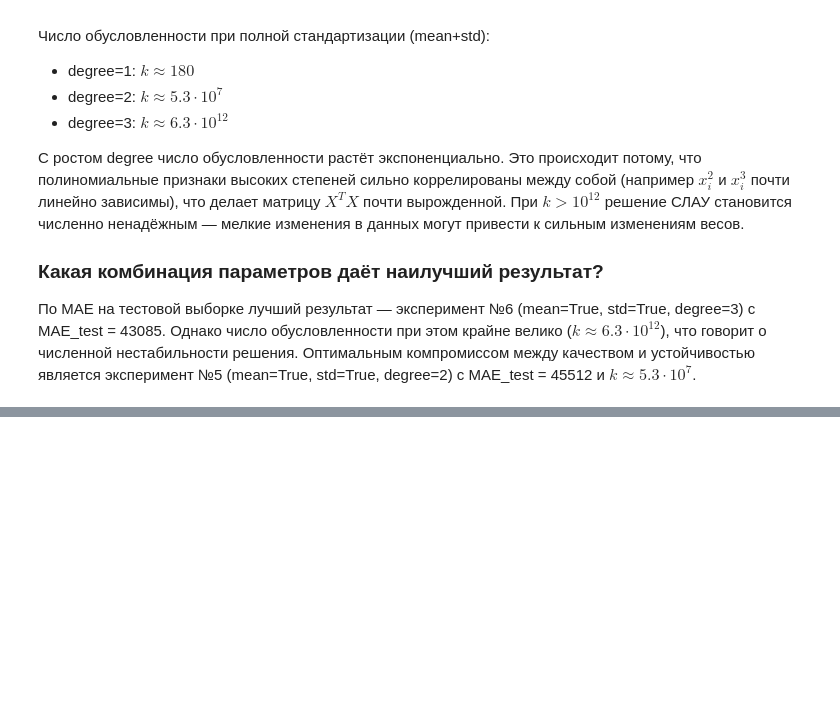
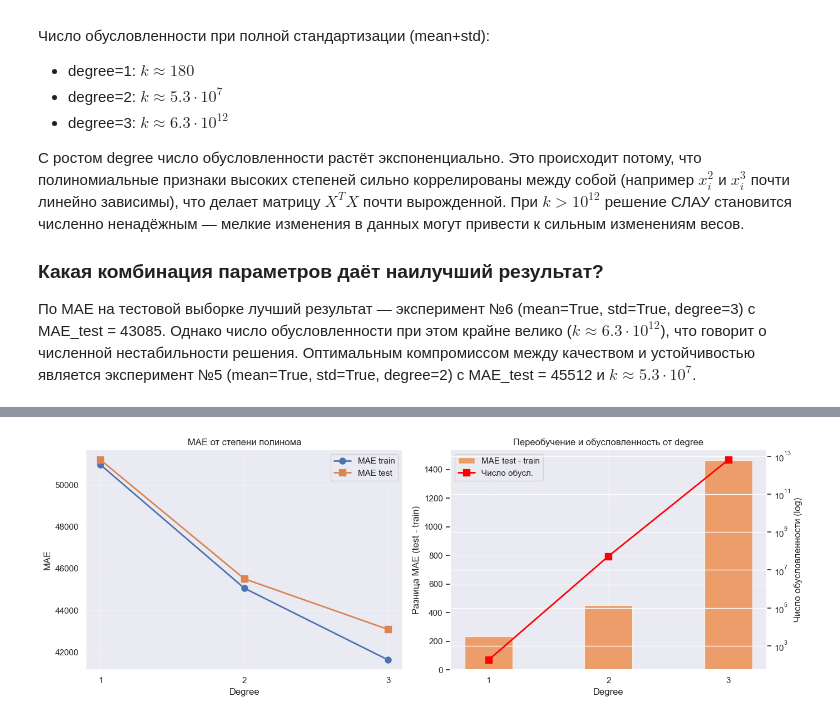
Before and after one commit to EgorAndrik/numerical-analysis-labs, a Jupyter notebook: CVW1.ipynb, the cells around one changed output, grey strips where cells are left out. Cells and saved outputs as stored; diff of their text form; code cells hidden in the pictures; blank space fills up the shorter version.

```diff
--- a/CVW1.ipynb
+++ b/CVW1.ipynb
@@ -987,0 +1099,37 @@ PolynomialFeatures добавляет нелинейные комбинации
+# %%
+degree_df = results_df[results_df['mean'] & results_df['std']].copy()
+
+fig, axes = plt.subplots(1, 2, figsize=(14, 5))
+
+axes[0].plot(degree_df['degree'], degree_df['MAE_train'], 'o-', label='MAE train', markersize=8, linewidth=2)
+axes[0].plot(degree_df['degree'], degree_df['MAE_test'], 's-', label='MAE test', markersize=8, linewidth=2)
+axes[0].set_xlabel('Degree')
+axes[0].set_ylabel('MAE')
+axes[0].set_title('MAE от степени полинома')
+axes[0].set_xticks(degree_df['degree'].values)
+axes[0].legend()
+axes[0].grid(alpha=0.3)
+
+ax_left = axes[1]
+ax_right = ax_left.twinx()
+
+diff = degree_df['MAE_test'].values - degree_df['MAE_train'].values
+ax_left.bar(degree_df['degree'], diff, width=0.4, color='#ED7D31', alpha=0.7, label='MAE test - train')
+ax_right.plot(degree_df['degree'], degree_df['cond'], 's-', color='red', markersize=8, linewidth=2, label='Число обусл.')
+ax_right.set_yscale('log')
+
+ax_left.set_xlabel('Degree')
+ax_left.set_ylabel('Разница MAE (test - train)')
+ax_right.set_ylabel('Число обусловленности (log)')
+ax_left.set_title('Переобучение и обусловленность от degree')
+ax_left.set_xticks(degree_df['degree'].values)
+
+lines1, labels1 = ax_left.get_legend_handles_labels()
+lines2, labels2 = ax_right.get_legend_handles_labels()
+ax_left.legend(lines1 + lines2, labels1 + labels2, loc='upper left')
+ax_left.grid(alpha=0.3)
+
+plt.tight_layout()
+plt.show()
+# %% [output]
+[figure, added]
```
Also changed, not shown: parts of 10 cells of this notebook.
